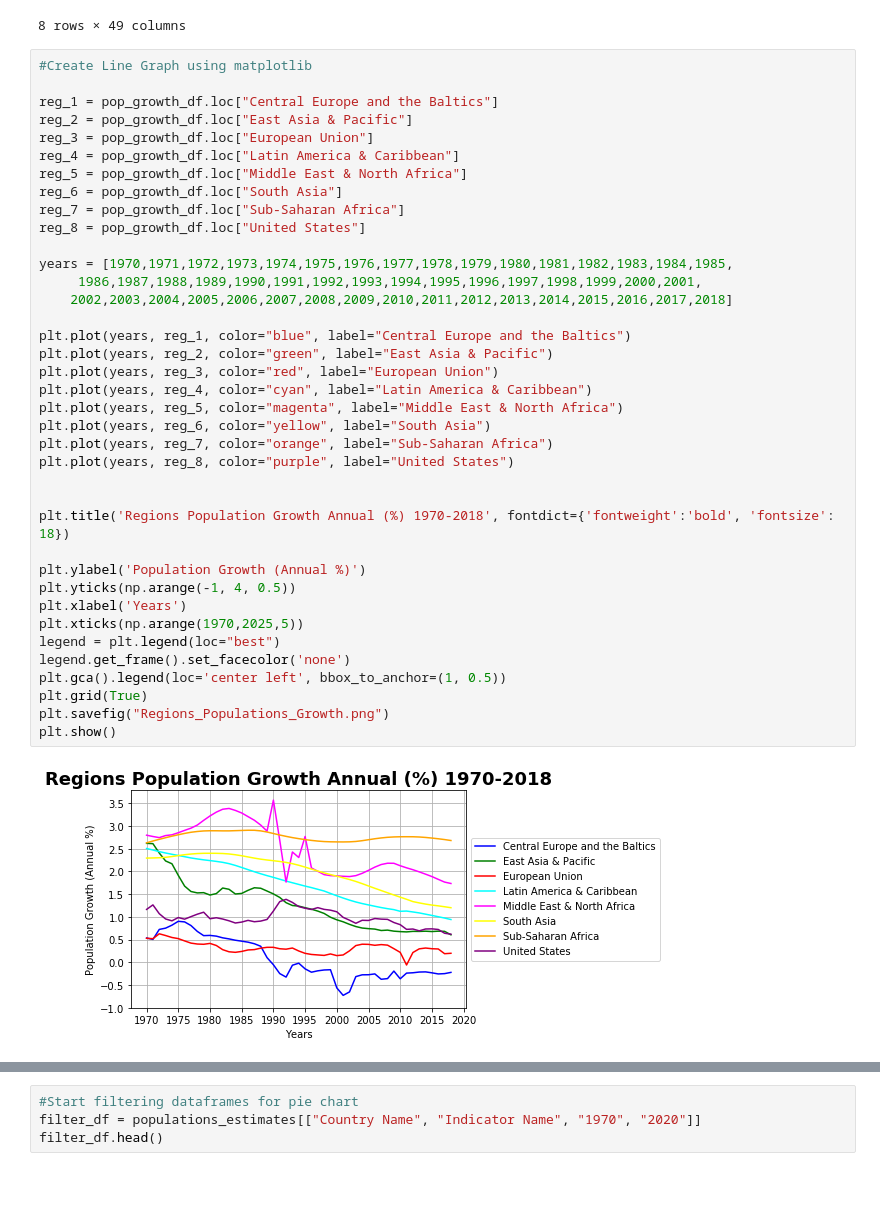
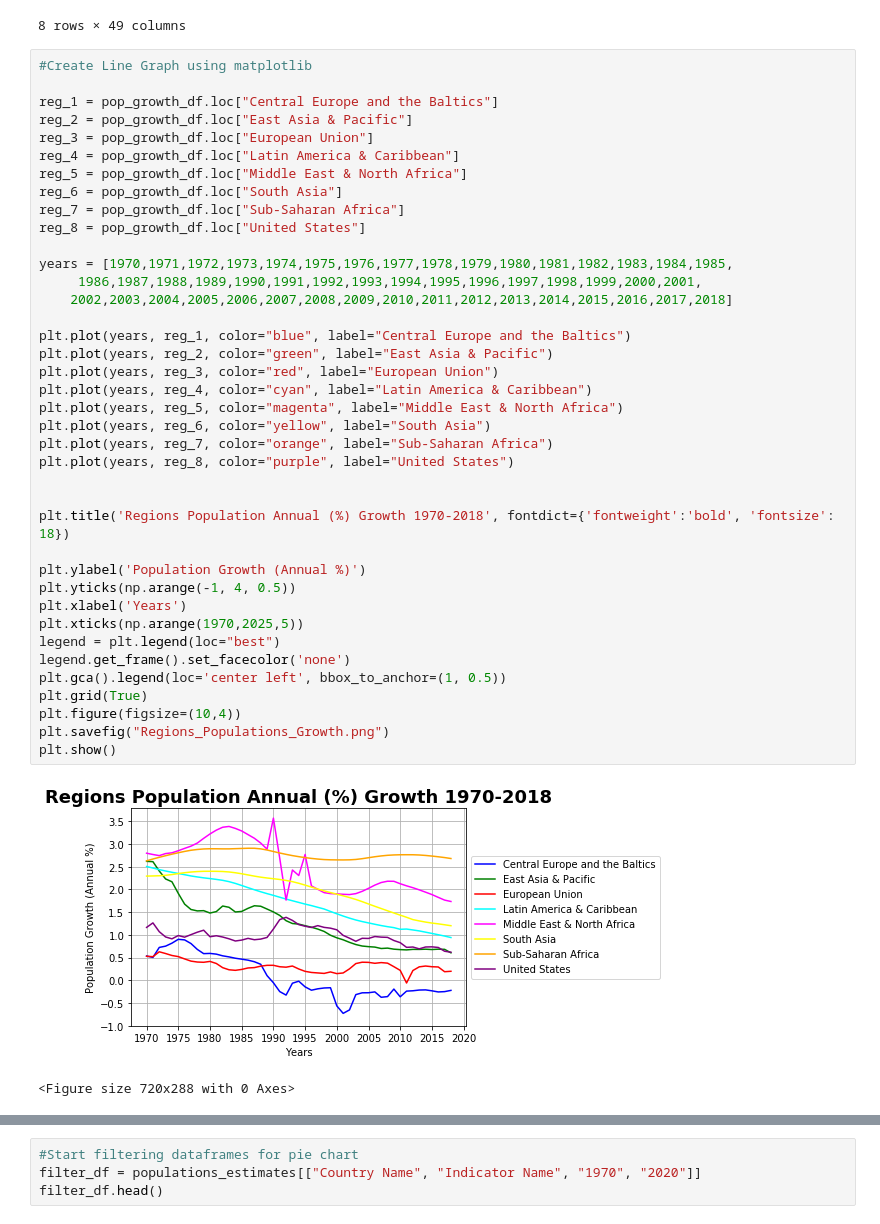
Before and after one commit to theriotn95/populations_project, a Jupyter notebook: nick_work.ipynb, the cells around one changed output, grey strips where cells are left out. Saved outputs shown, nothing was run; the diff lists cells and outputs as text; blank space fills up the shorter version.

```diff
--- a/nick_work.ipynb
+++ b/nick_work.ipynb
@@ -130,33 +130,35 @@ reg_5 = pop_growth_df.loc["Middle East & North Africa"]
 reg_6 = pop_growth_df.loc["South Asia"]
 reg_7 = pop_growth_df.loc["Sub-Saharan Africa"]
 reg_8 = pop_growth_df.loc["United States"]
 
 years = [1970,1971,1972,1973,1974,1975,1976,1977,1978,1979,1980,1981,1982,1983,1984,1985,
      1986,1987,1988,1989,1990,1991,1992,1993,1994,1995,1996,1997,1998,1999,2000,2001,
     2002,2003,2004,2005,2006,2007,2008,2009,2010,2011,2012,2013,2014,2015,2016,2017,2018]
 
 plt.plot(years, reg_1, color="blue", label="Central Europe and the Baltics")
 plt.plot(years, reg_2, color="green", label="East Asia & Pacific")
 plt.plot(years, reg_3, color="red", label="European Union")
 plt.plot(years, reg_4, color="cyan", label="Latin America & Caribbean")
 plt.plot(years, reg_5, color="magenta", label="Middle East & North Africa")
 plt.plot(years, reg_6, color="yellow", label="South Asia")
 plt.plot(years, reg_7, color="orange", label="Sub-Saharan Africa")
 plt.plot(years, reg_8, color="purple", label="United States")
 
 
-plt.title('Regions Population Growth Annual (%) 1970-2018', fontdict={'fontweight':'bold', 'fontsize': 18})
+plt.title('Regions Population Annual (%) Growth 1970-2018', fontdict={'fontweight':'bold', 'fontsize': 18})
 
 plt.ylabel('Population Growth (Annual %)')
 plt.yticks(np.arange(-1, 4, 0.5))
 plt.xlabel('Years')
 plt.xticks(np.arange(1970,2025,5))
 legend = plt.legend(loc="best")
 legend.get_frame().set_facecolor('none')
 plt.gca().legend(loc='center left', bbox_to_anchor=(1, 0.5))
 plt.grid(True)
+plt.figure(figsize=(10,4))
 plt.savefig("Regions_Populations_Growth.png")
 plt.show()
 # %% [output]
-[figure, old version]
+[figure, new version]
+<Figure size 720x288 with 0 Axes>
 # %% [markdown]
```
Also changed, not shown: parts of 7 cells of this notebook, 1 other file.
